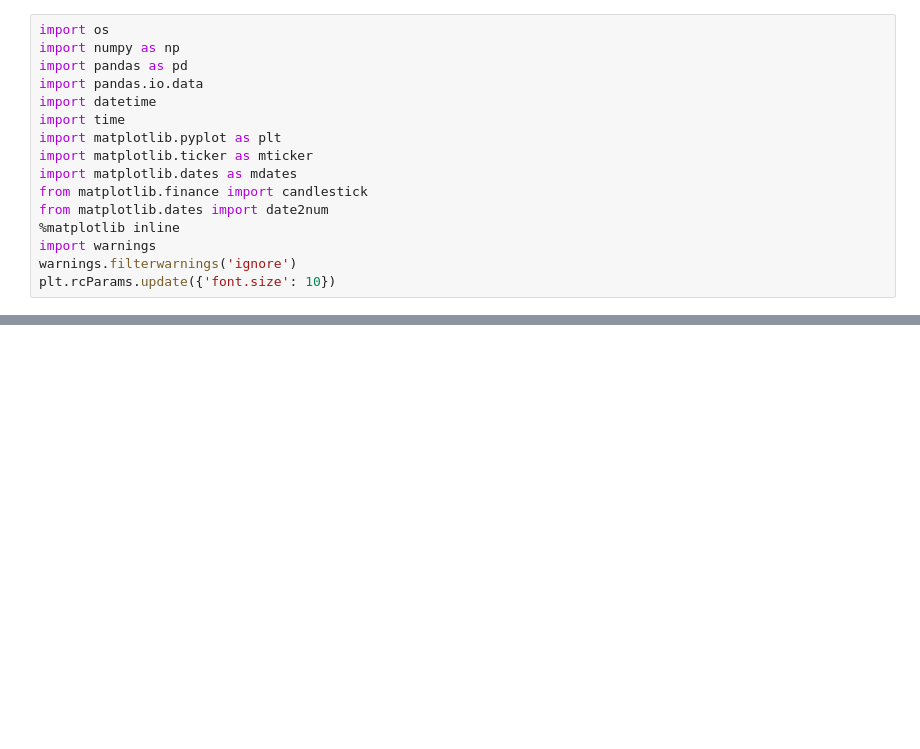
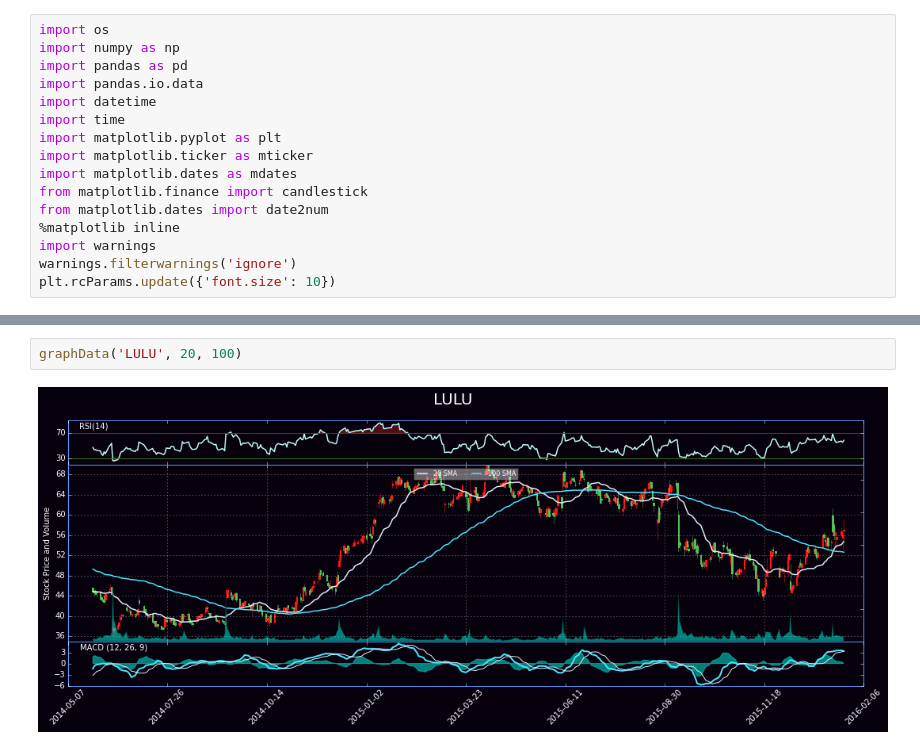
Before and after one commit to mevanoff24/DataScience, a Jupyter notebook: StockAnalysis/StockAnalysis.ipynb, the cells around one changed output, grey strips where cells are left out. Saved outputs shown, nothing was run; the diff lists cells and outputs as text; blank space fills up the shorter version.

```diff
--- a/StockAnalysis/StockAnalysis.ipynb
+++ b/StockAnalysis/StockAnalysis.ipynb
@@ -125,0 +214,4 @@ graphData('TSLA', 12, 26)
+# %%
+graphData('LULU', 20, 100)
+# %% [output]
+[figure, added]
```
Also changed, not shown: parts of 6 cells of this notebook, 5 other files.
